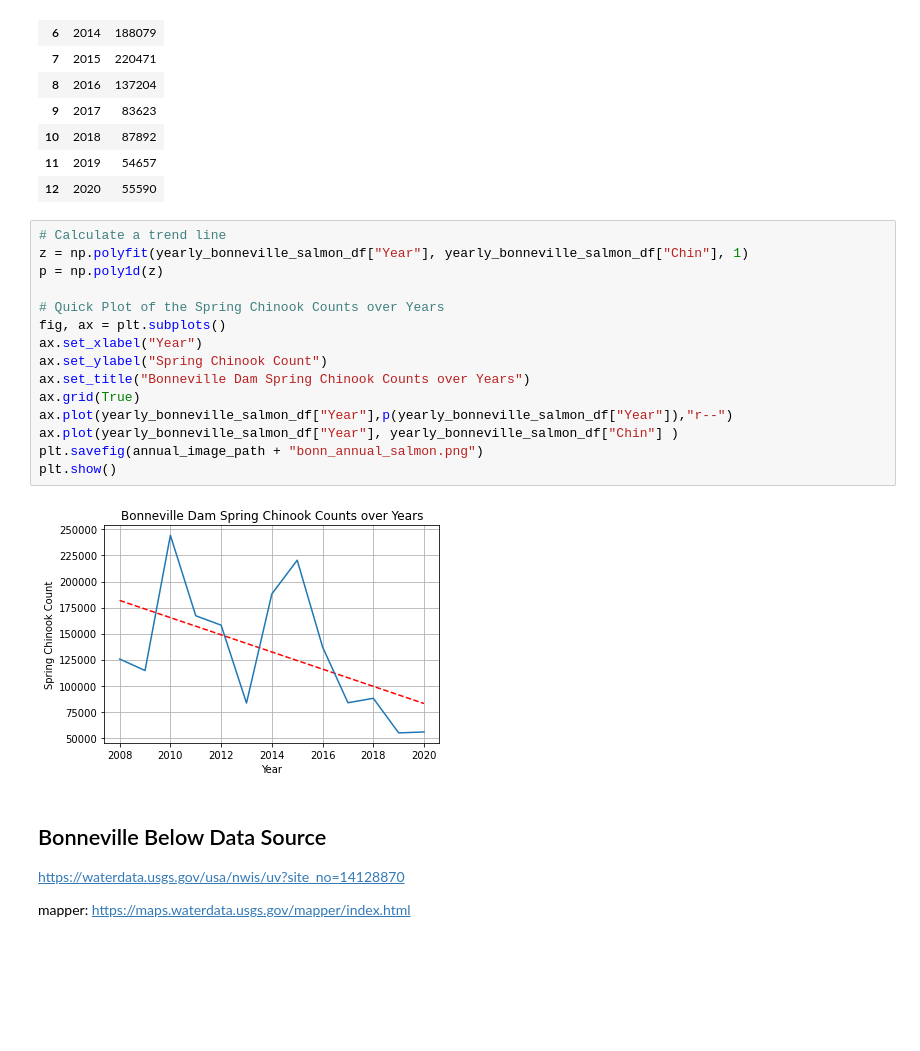
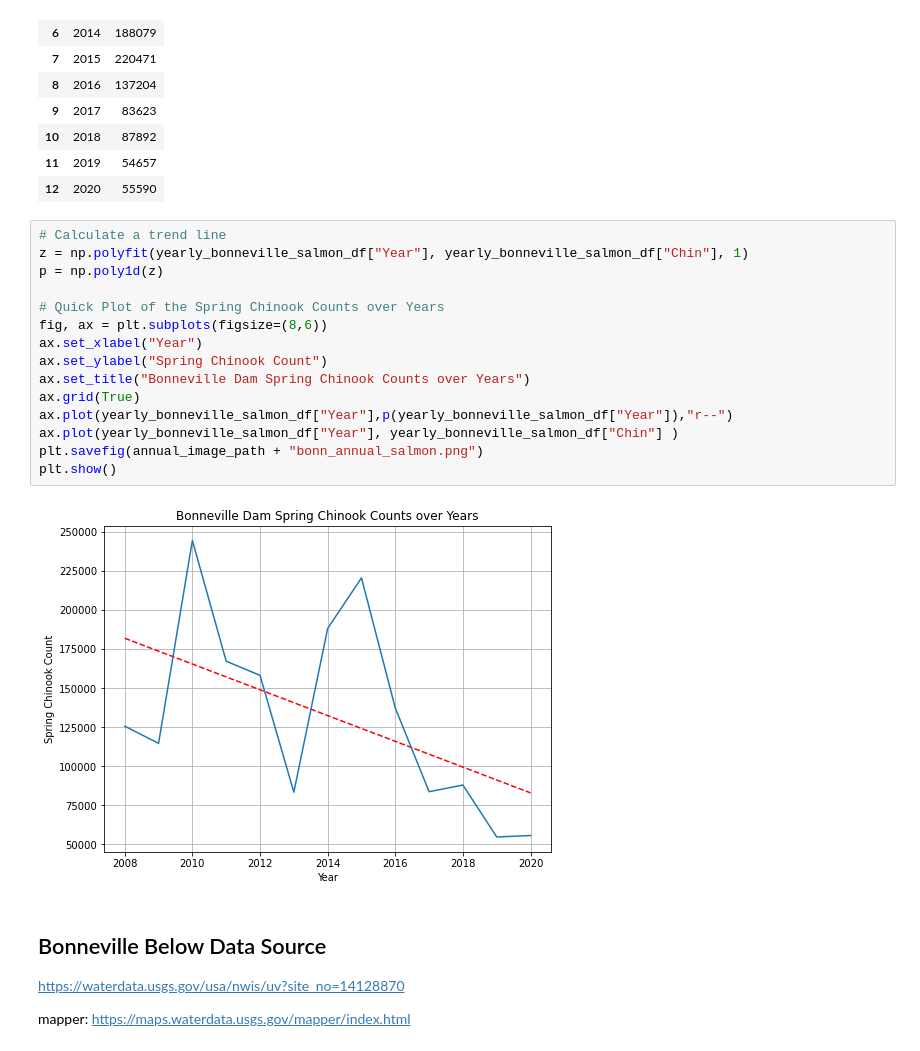
Before and after one commit to jayhjman/bootcamp-project1, a Jupyter notebook: Below-Bonneville-Visual-Final.ipynb, the cells around one changed output. Drawn from its saved outputs; the diff is of its cells as text; blank space fills up the shorter version.

Commit message:
fixed the figsize so title can be seen

```diff
--- a/Below-Bonneville-Visual-Final.ipynb
+++ b/Below-Bonneville-Visual-Final.ipynb
@@ -76,20 +76,20 @@ yearly_bonneville_salmon_df
 # %%
 # Calculate a trend line
 z = np.polyfit(yearly_bonneville_salmon_df["Year"], yearly_bonneville_salmon_df["Chin"], 1)
 p = np.poly1d(z)
 
 # Quick Plot of the Spring Chinook Counts over Years
-fig, ax = plt.subplots()
+fig, ax = plt.subplots(figsize=(8,6))
 ax.set_xlabel("Year")
 ax.set_ylabel("Spring Chinook Count")
 ax.set_title("Bonneville Dam Spring Chinook Counts over Years")
 ax.grid(True)
 ax.plot(yearly_bonneville_salmon_df["Year"],p(yearly_bonneville_salmon_df["Year"]),"r--")
 ax.plot(yearly_bonneville_salmon_df["Year"], yearly_bonneville_salmon_df["Chin"] )
 plt.savefig(annual_image_path + "bonn_annual_salmon.png")
 plt.show()
 # %% [output]
-[figure, old version]
+[figure, new version]
 # %% [markdown]
 ## Bonneville Below Data Source
 
```
Also changed, not shown: parts of 6 cells of this notebook, 7 other files.
